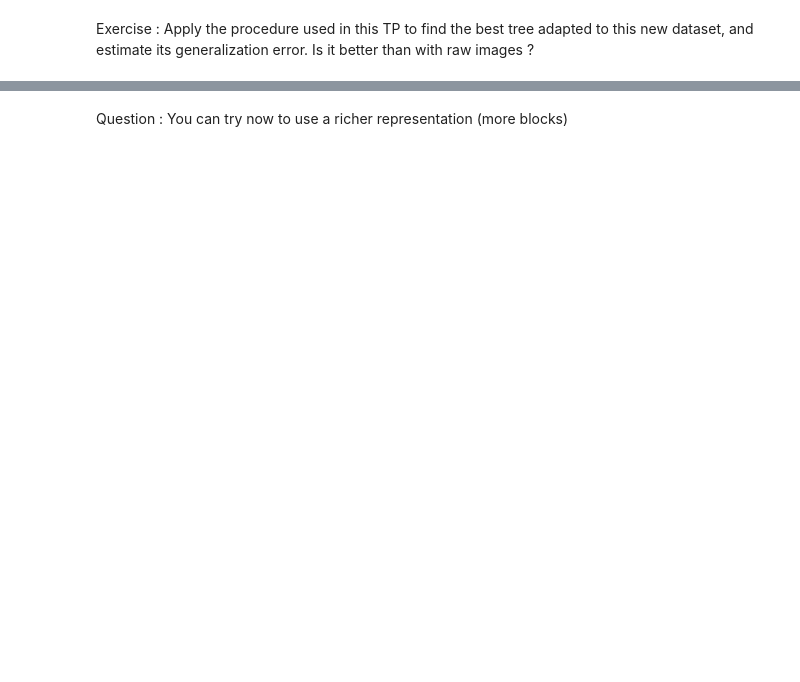
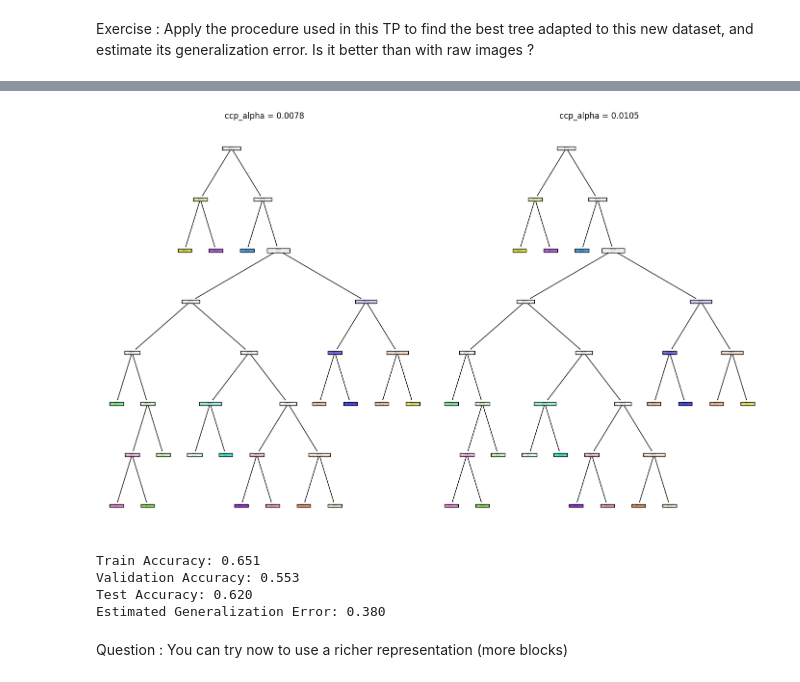
Before and after one commit to JoseRuiz01/MachineLearningLabs, a Jupyter notebook: TP_2_Decision_Tree.ipynb, the cells around one changed output, grey strips where cells are left out. Drawn from its saved outputs; the diff is of its cells as text; code cells hidden in the pictures; blank space fills up the shorter version.

```diff
--- a/TP_2_Decision_Tree.ipynb
+++ b/TP_2_Decision_Tree.ipynb
@@ -679,5 +691,9 @@ In the following, we will transform each image of our dataset using this represe
 The next two cells transform the training, validation and test set with the HOG representation (blocks of 14*14 pixels and 8 orientations, you can change these parameters later)
 # %%
 def my_hog(row, ori, cell):
-    return(pd.Series(hog(row.iloc[1:].to_numpy().reshape(28,28,1), orientations=ori, pixels_per_cell=(cell, cell), cells_per_block=(1,1))))
+    return(pd.Series(hog(row.iloc[1:].to_numpy().reshape(28,28,1),
+                         orientations=ori,
+                         pixels_per_cell=(cell, cell),
+                         cells_per_block=(1,1),
+                         channel_axis=2)))
 # %%
@@ -693,2 +724,19 @@ hog_train
 # %% [markdown]
 Exercise : Apply the procedure used in this TP to find the best tree adapted to this new dataset, and estimate its generalization error. Is it better than with raw images ?
+# %%
+# Initialize score lists
+scores_train = []
+scores_valid = []
+
+# Train decision trees with different ccp_alpha values
+for alpha in path.ccp_alphas:
+    dt3 = tree.DecisionTreeClassifier(ccp_alpha=alpha)
+    dt3.fit(hog_train.iloc[:, :31], hog_train.label)
+
+    train_acc = dt3.score(hog_train.iloc[:, :31], hog_train.label)
+    val_acc = dt3.score(hog_valid.iloc[:, :31], hog_valid.label)
+
+    print(f"Alpha {alpha}: \nTrain accuracy = {train_acc:.4f}, Validation accuracy = {val_acc:.4f}\n")
+
+    scores_train.append((alpha, train_acc))
+    scores_valid.append((alpha, val_acc))
@@ -695,2 +761,45 @@ Exercise : Apply the procedure used in this TP to find the best tree adapted to
+# %%
+# Try different pruning levels (best alpha values)
+alphas_to_try = [path.ccp_alphas[1], path.ccp_alphas[2]]
+
+# Plot pruned trees
+plt.figure(figsize=(21, 9))
+for i, alpha in enumerate(alphas_to_try, 1):
+    dt3 = tree.DecisionTreeClassifier(ccp_alpha=alpha, random_state=42)
+    dt3.fit(hog_train.iloc[:, :31], hog_train.label)
+
+    plt.subplot(1, 3, i)
+    tree.plot_tree(dt3, filled=True,
+                   feature_names=hog_train.columns[:31],
+                   class_names=True)
+    plt.title(f"ccp_alpha = {alpha:.4f}")
+
+plt.tight_layout()
+plt.show()
+# %% [output]
+[figure, added]
+# %%
+# Predict on the test set
+dt3 = tree.DecisionTreeClassifier(ccp_alpha=path.ccp_alphas[1])
+dt3.fit(hog_train.iloc[:, :31], hog_train.label)
+dt3.fit(hog_train.iloc[:, 0:31], hog_train.label)
+
+# Compute accuracy
+train_acc = dt3.score(hog_train.iloc[:, 0:31], hog_train.label)
+val_acc = dt3.score(hog_valid.iloc[:, 0:31], hog_valid.label)
+test_acc = dt3.score(hog_test.iloc[:, 0:31], hog_test.label)
+
+# Compute accuracy and error
+gen_error = 1 - test_acc
+
+print(f"Train Accuracy: {train_acc:.3f}")
+print(f"Validation Accuracy: {val_acc:.3f}")
+print(f"Test Accuracy: {test_acc:.3f}")
+print(f"Estimated Generalization Error: {gen_error:.3f}")
+# %% [output]
+Train Accuracy: 0.651
+Validation Accuracy: 0.553
+Test Accuracy: 0.620
+Estimated Generalization Error: 0.380
 # %% [markdown]
 Question : You can try now to use a richer representation (more blocks)
```
Also changed, not shown: parts of 16 cells of this notebook.
